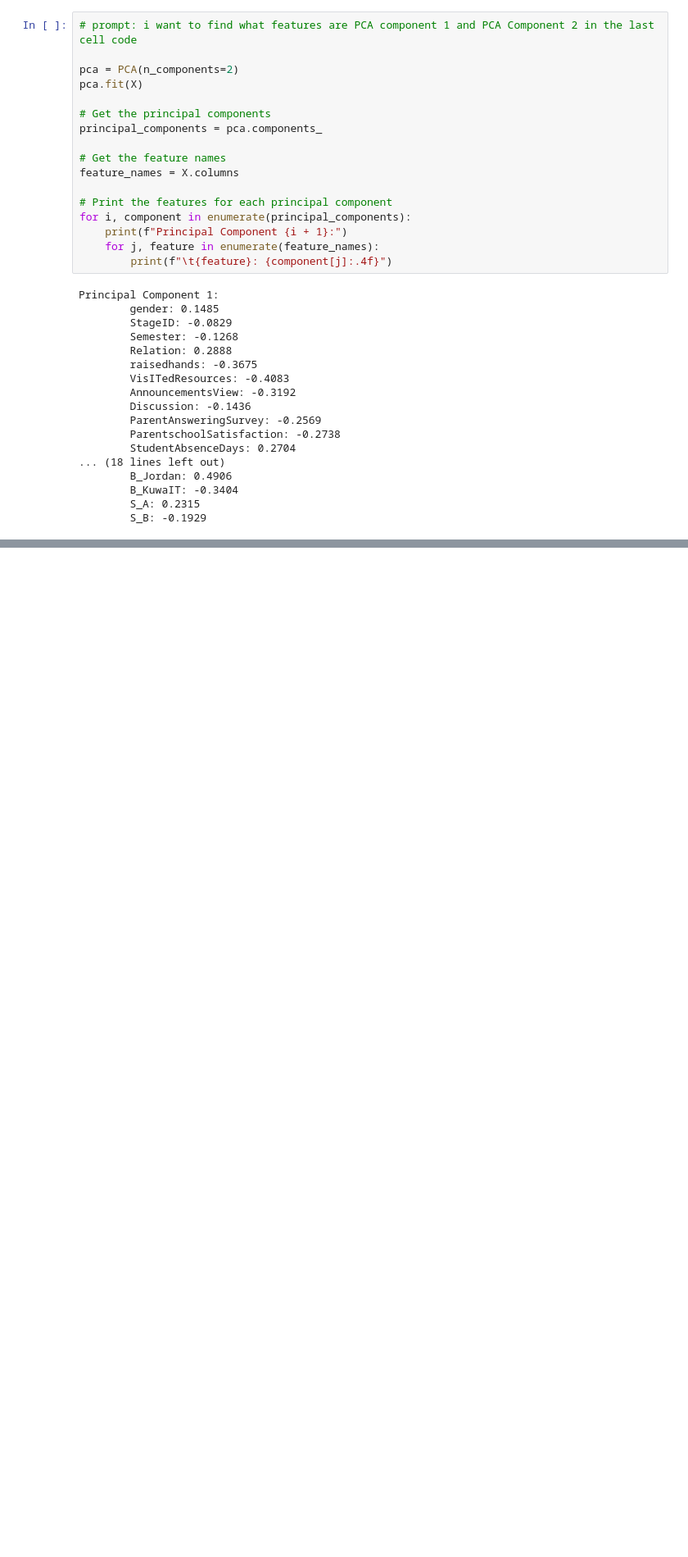
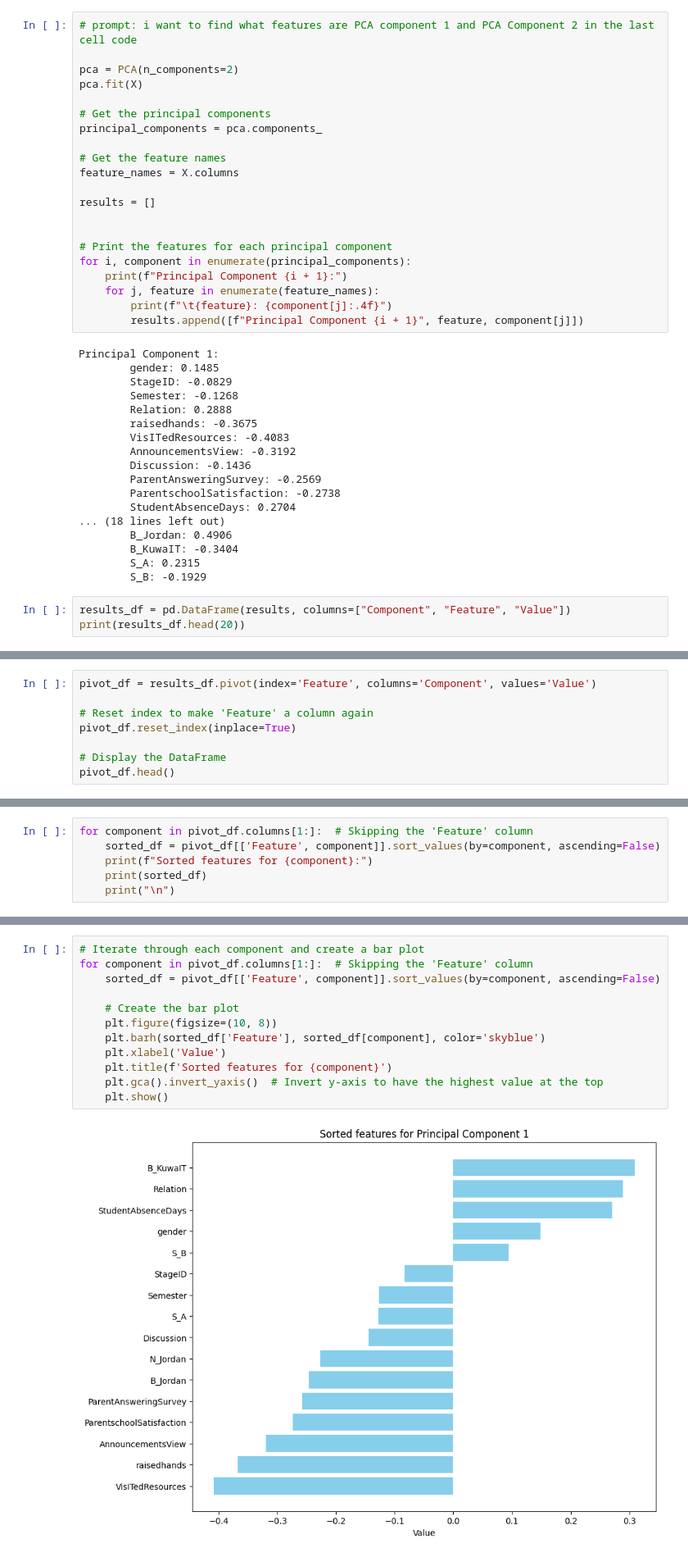
Before and after one commit to FaridRash/HW-SW-B, a Jupyter notebook: Notebooks/Farid/Farid_maybe_the_final.ipynb, the cells around one changed output, grey strips where cells are left out. Shown at 82% size. Drawn from its saved outputs; the diff is of its cells as text; blank space fills up the shorter version.

Commit message:
Visualized the results

```diff
--- a/Notebooks/Farid/Farid_maybe_the_final.ipynb
+++ b/Notebooks/Farid/Farid_maybe_the_final.ipynb
@@ -669,11 +663,15 @@ principal_components = pca.components_
 # Get the feature names
 feature_names = X.columns
 
+results = []
+
+
 # Print the features for each principal component
 for i, component in enumerate(principal_components):
     print(f"Principal Component {i + 1}:")
     for j, feature in enumerate(feature_names):
         print(f"\t{feature}: {component[j]:.4f}")
+        results.append([f"Principal Component {i + 1}", feature, component[j]])
 # %% [output]
 Principal Component 1:
         gender: 0.1485
@@ -692,3 +690,6 @@ Principal Component 1:
         B_KuwaIT: -0.3404
         S_A: 0.2315
         S_B: -0.1929
+# %%
+results_df = pd.DataFrame(results, columns=["Component", "Feature", "Value"])
+print(results_df.head(20))
@@ -694,0 +714,8 @@ Principal Component 1:
+# %%
+pivot_df = results_df.pivot(index='Feature', columns='Component', values='Value')
+
+# Reset index to make 'Feature' a column again
+pivot_df.reset_index(inplace=True)
+
+# Display the DataFrame
+pivot_df.head()
@@ -694,0 +729,6 @@ Principal Component 1:
+# %%
+for component in pivot_df.columns[1:]:  # Skipping the 'Feature' column
+    sorted_df = pivot_df[['Feature', component]].sort_values(by=component, ascending=False)
+    print(f"Sorted features for {component}:")
+    print(sorted_df)
+    print("\n")
@@ -694,0 +753,14 @@ Principal Component 1:
+# %%
+# Iterate through each component and create a bar plot
+for component in pivot_df.columns[1:]:  # Skipping the 'Feature' column
+    sorted_df = pivot_df[['Feature', component]].sort_values(by=component, ascending=False)
+
+    # Create the bar plot
+    plt.figure(figsize=(10, 8))
+    plt.barh(sorted_df['Feature'], sorted_df[component], color='skyblue')
+    plt.xlabel('Value')
+    plt.title(f'Sorted features for {component}')
+    plt.gca().invert_yaxis()  # Invert y-axis to have the highest value at the top
+    plt.show()
+# %% [output]
+[figure, added]
```
Also changed, not shown: parts of 10 cells of this notebook.
